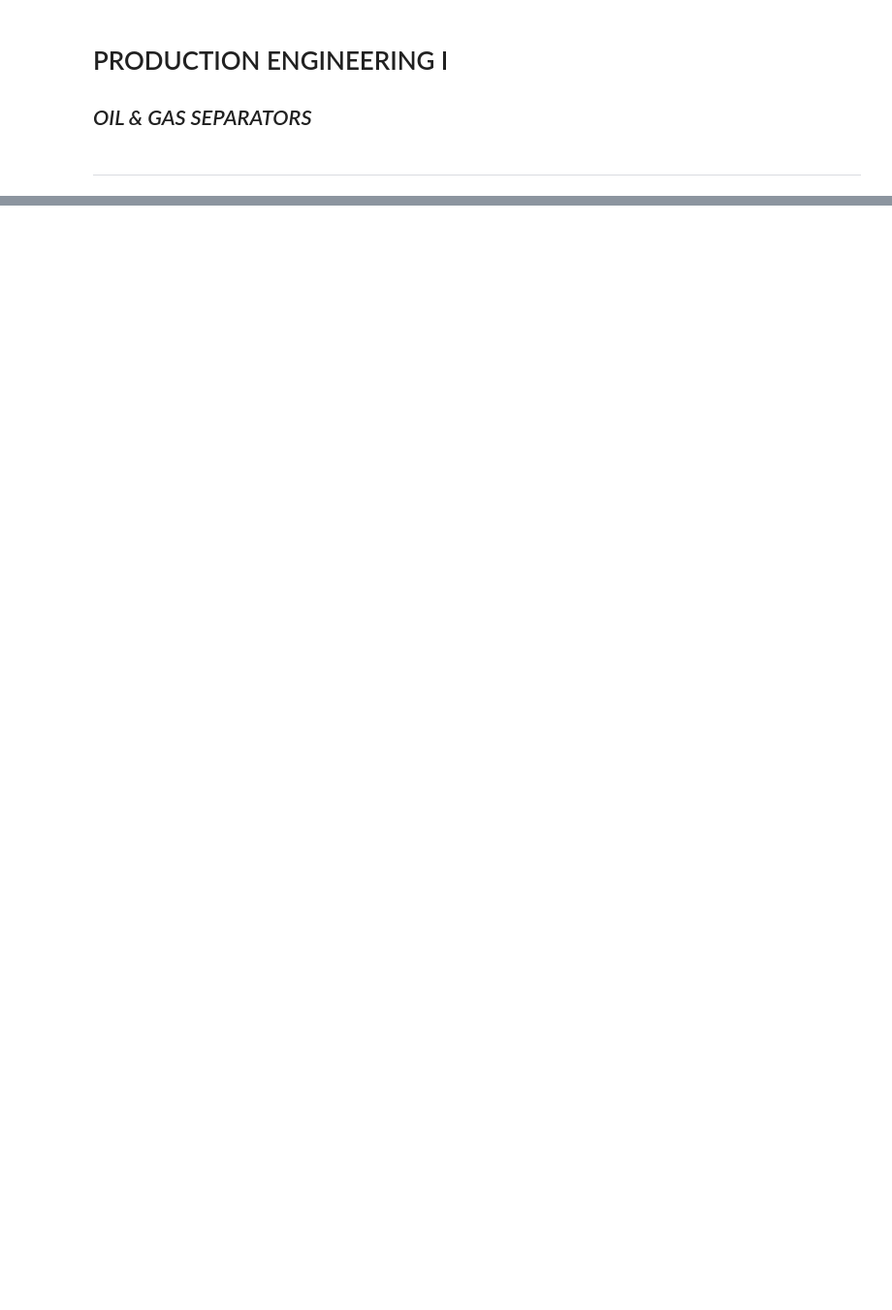
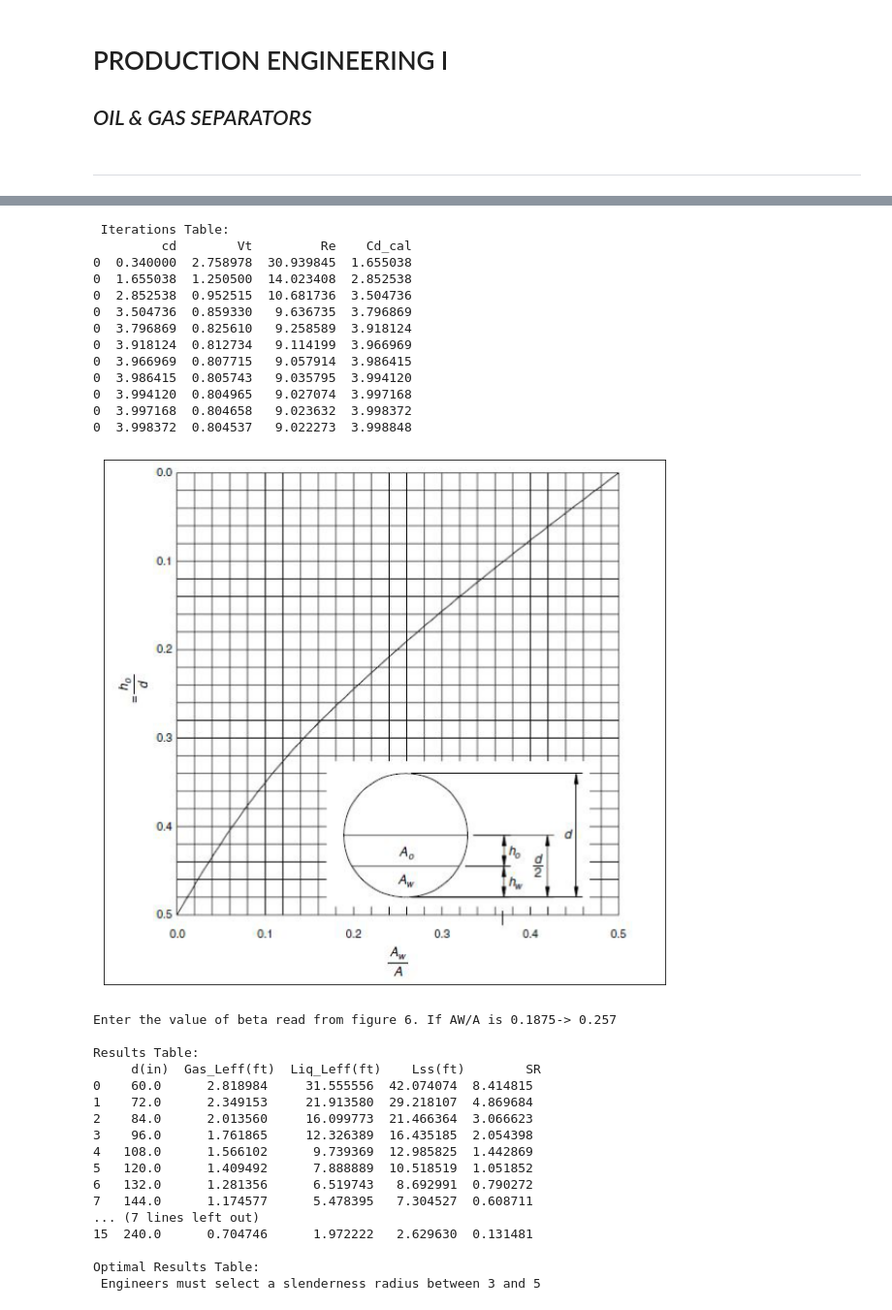
Before and after one commit to FreddyEcu-Ch/Oil-and-Gas-Resources, a Jupyter notebook: Oil & Gas Separators.ipynb, the cells around one changed output, grey strips where cells are left out. Shown at 97% size. Saved outputs shown, nothing was run; the diff lists cells and outputs as text; code cells hidden in the pictures; blank space fills up the shorter version.

Commit message:
Separators design

```diff
--- a/Oil & Gas Separators.ipynb
+++ b/Oil & Gas Separators.ipynb
@@ -16,0 +22,9 @@ from math import isclose, sqrt
+# %%
+# Function to show figures without axes
+def figures(file):
+    fig, ax = plt.subplots(figsize=(15,10))
+    fig = img.imread(file)
+    ax.imshow(fig)
+    ax.get_xaxis().set_visible(False)
+    ax.get_yaxis().set_visible(False)
+    plt.show()
@@ -239,7 +258,7 @@ T = 90 #F
 Z = 0.99
 uo = 10 #cp
 uw= 1 #cp
-ug = 0.012 #cp
+ug = 0.013 #cp
 tro = 10 #min
 trw = 10 #min
 # %%
@@ -267,0 +350,50 @@ Optimal Results Table:
+# %%
+# Data
+qg = 5 #MMscfd
+qo = 5000 #bpd
+qw = 3000 #bpd
+Api = 30
+sg_gas = 0.6
+sg_w = 1.07
+P = 100 #psia
+T = 90 #F
+Z = 0.99
+uo = 10 #cp
+uw= 1 #cp
+ug = 0.013 #cp
+tro = 10 #min
+trw = 10 #min
+# %%
+separator_trif_horizontal(qg, qo, qw, Api, sg_gas, sg_w, P, T, Z, uo, uw, ug, tro, trw)
+# %% [output]
+ Iterations Table:
+         cd        Vt         Re    Cd_cal
+0  0.340000  2.758978  30.939845  1.655038
+0  1.655038  1.250500  14.023408  2.852538
+0  2.852538  0.952515  10.681736  3.504736
+0  3.504736  0.859330   9.636735  3.796869
+0  3.796869  0.825610   9.258589  3.918124
+0  3.918124  0.812734   9.114199  3.966969
+0  3.966969  0.807715   9.057914  3.986415
+0  3.986415  0.805743   9.035795  3.994120
+0  3.994120  0.804965   9.027074  3.997168
+0  3.997168  0.804658   9.023632  3.998372
+0  3.998372  0.804537   9.022273  3.998848
+[figure, added]
+Enter the value of beta read from figure 6. If AW/A is 0.1875-> 0.257
+
+Results Table:
+     d(in)  Gas_Leff(ft)  Liq_Leff(ft)    Lss(ft)        SR
+0    60.0      2.818984     31.555556  42.074074  8.414815
+1    72.0      2.349153     21.913580  29.218107  4.869684
+2    84.0      2.013560     16.099773  21.466364  3.066623
+3    96.0      1.761865     12.326389  16.435185  2.054398
+4   108.0      1.566102      9.739369  12.985825  1.442869
+5   120.0      1.409492      7.888889  10.518519  1.051852
+6   132.0      1.281356      6.519743   8.692991  0.790272
+7   144.0      1.174577      5.478395   7.304527  0.608711
+... (7 lines left out)
+15  240.0      0.704746      1.972222   2.629630  0.131481
+
+Optimal Results Table:
+ Engineers must select a slenderness radius between 3 and 5
```
Also changed, not shown: parts of 26 cells of this notebook.
